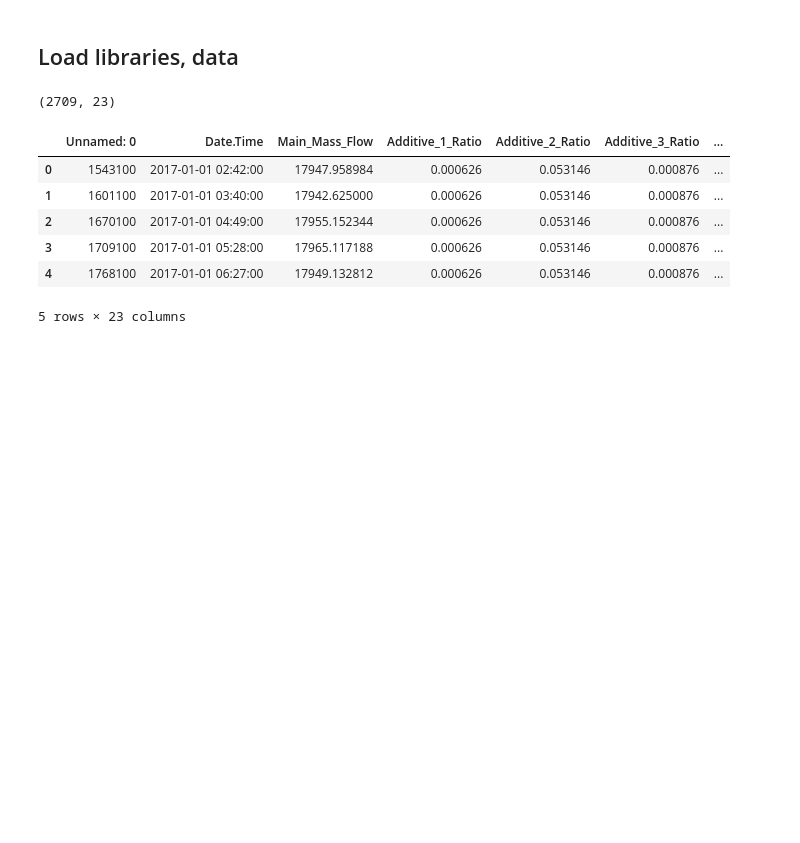
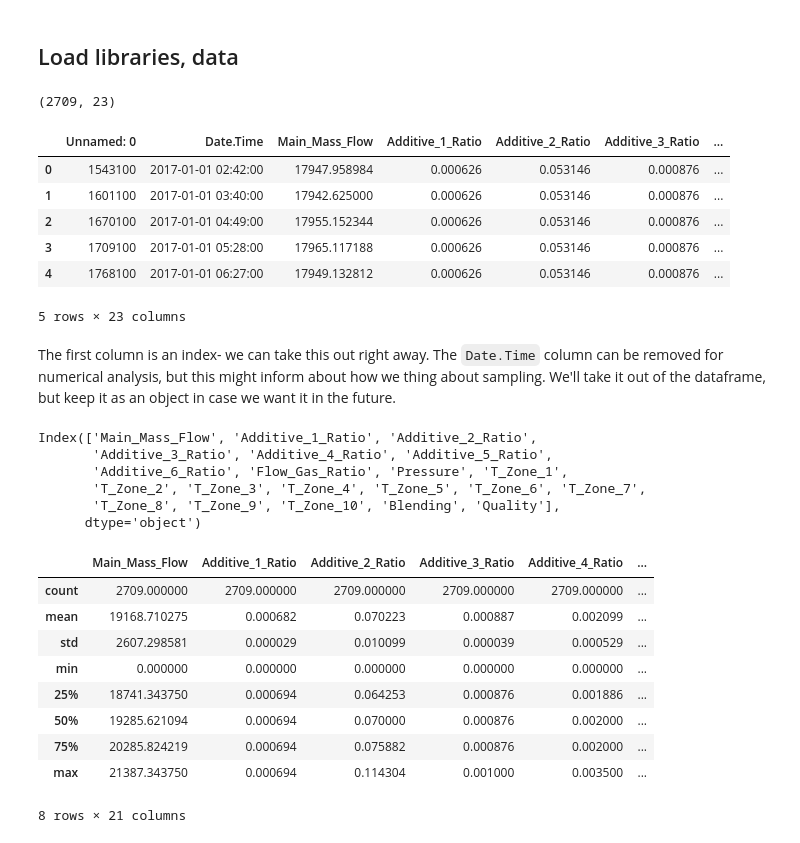
Before and after one commit to boudrejp/w207_supplemental, a Jupyter notebook: final/John Exploratory.ipynb, the cells around one changed output. Saved outputs shown, nothing was run; the diff lists cells and outputs as text; code cells hidden in the pictures; blank space fills up the shorter version.

```diff
--- a/final/John Exploratory.ipynb
+++ b/final/John Exploratory.ipynb
@@ -34,3 +38,29 @@ data.head()
 | 3 | 1709100 | 2017-01-01 05:28:00 | 17965.117188 | 0.000626 | 0.053146 | 0.000876 | ... |
 | 4 | 1768100 | 2017-01-01 06:27:00 | 17949.132812 | 0.000626 | 0.053146 | 0.000876 | ... |
 5 rows × 23 columns
+# %% [markdown]
+The first column is an index- we can take this out right away. The `Date.Time` column can be removed for numerical analysis, but this might inform about how we thing about sampling. We'll take it out of the dataframe, but keep it as an object in case we want it in the future.
+# %%
+dates = data['Date.Time']
+data.drop(['Unnamed: 0', 'Date.Time'], axis = 1, inplace = True)
+data.columns
+# %% [output]
+Index(['Main_Mass_Flow', 'Additive_1_Ratio', 'Additive_2_Ratio',
+       'Additive_3_Ratio', 'Additive_4_Ratio', 'Additive_5_Ratio',
+       'Additive_6_Ratio', 'Flow_Gas_Ratio', 'Pressure', 'T_Zone_1',
+       'T_Zone_2', 'T_Zone_3', 'T_Zone_4', 'T_Zone_5', 'T_Zone_6', 'T_Zone_7',
+       'T_Zone_8', 'T_Zone_9', 'T_Zone_10', 'Blending', 'Quality'],
+      dtype='object')
+# %%
+data.describe()
+# %% [output]
+|  | Main_Mass_Flow | Additive_1_Ratio | Additive_2_Ratio | Additive_3_Ratio | Additive_4_Ratio | ... |
+| count | 2709.000000 | 2709.000000 | 2709.000000 | 2709.000000 | 2709.000000 | ... |
+| mean | 19168.710275 | 0.000682 | 0.070223 | 0.000887 | 0.002099 | ... |
+| std | 2607.298581 | 0.000029 | 0.010099 | 0.000039 | 0.000529 | ... |
+| min | 0.000000 | 0.000000 | 0.000000 | 0.000000 | 0.000000 | ... |
+| 25% | 18741.343750 | 0.000694 | 0.064253 | 0.000876 | 0.001886 | ... |
+| 50% | 19285.621094 | 0.000694 | 0.070000 | 0.000876 | 0.002000 | ... |
+| 75% | 20285.824219 | 0.000694 | 0.075882 | 0.000876 | 0.002000 | ... |
+| max | 21387.343750 | 0.000694 | 0.114304 | 0.001000 | 0.003500 | ... |
+8 rows × 21 columns
```
Also changed, not shown: parts of 5 cells of this notebook.
